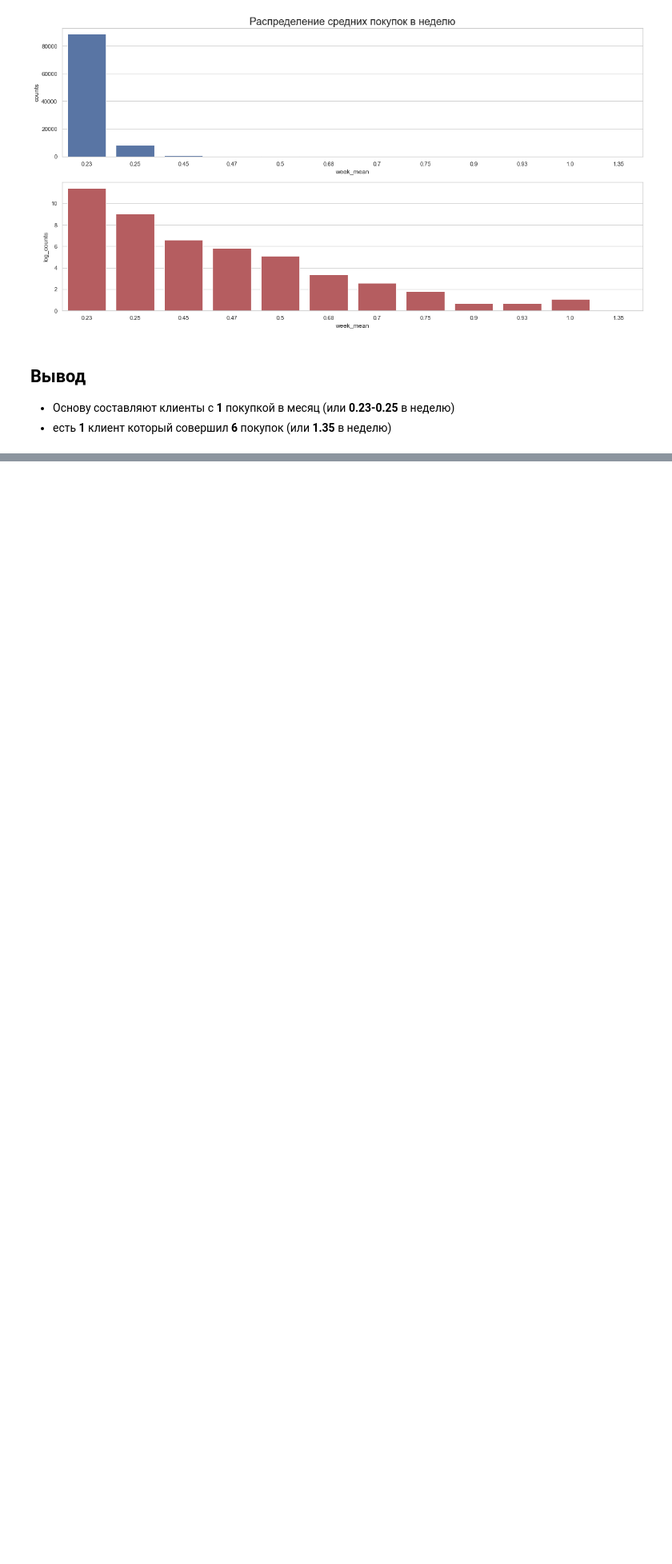
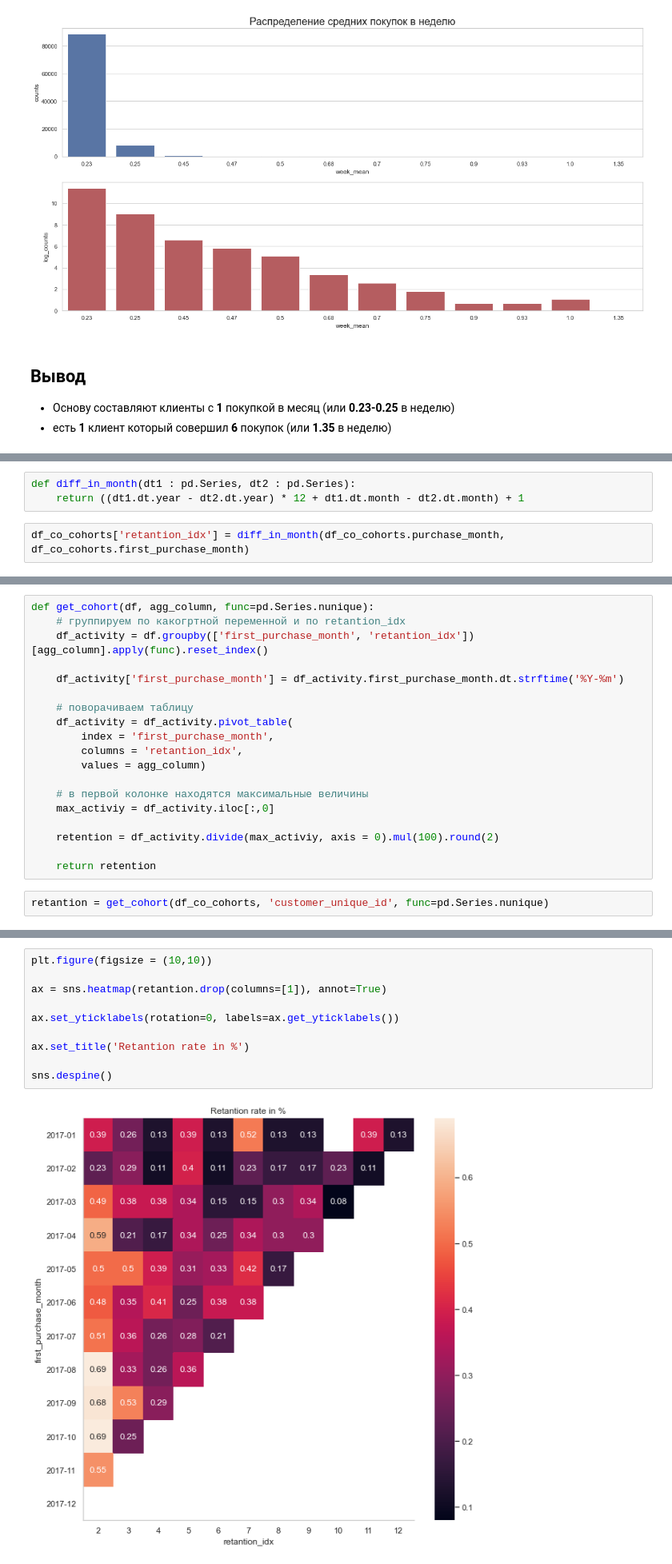
Before and after one commit to PavelSyr/da_karpov.cources_first.project, a Jupyter notebook: pavel_syrnev_15.04_p-syrnev/variant1/e-commerce.ipynb, the cells around one changed output, grey strips where cells are left out. Shown at 80% size. Drawn from its saved outputs; the diff is of its cells as text; blank space fills up the shorter version.

Commit message:
[Question_05] calculation of retantion rate

```diff
--- a/pavel_syrnev_15.04_p-syrnev/variant1/e-commerce.ipynb
+++ b/pavel_syrnev_15.04_p-syrnev/variant1/e-commerce.ipynb
@@ -683,0 +752,5 @@ plt.show()
+# %%
+def diff_in_month(dt1 : pd.Series, dt2 : pd.Series):
+    return ((dt1.dt.year - dt2.dt.year) * 12 + dt1.dt.month - dt2.dt.month) + 1
+# %%
+df_co_cohorts['retantion_idx'] = diff_in_month(df_co_cohorts.purchase_month, df_co_cohorts.first_purchase_month)
@@ -683,0 +768,21 @@ plt.show()
+# %%
+def get_cohort(df, agg_column, func=pd.Series.nunique):
+    # группируем по какогртной переменной и по retantion_idx
+    df_activity = df.groupby(['first_purchase_month', 'retantion_idx'])[agg_column].apply(func).reset_index()
+
+    df_activity['first_purchase_month'] = df_activity.first_purchase_month.dt.strftime('%Y-%m')
+
+    # поворачиваем таблицу
+    df_activity = df_activity.pivot_table(
+        index = 'first_purchase_month',
+        columns = 'retantion_idx',
+        values = agg_column)
+
+    # в первой колонке находятся максимальные величины
+    max_activiy = df_activity.iloc[:,0]
+
+    retention = df_activity.divide(max_activiy, axis = 0).mul(100).round(2)
+
+    return retention
+# %%
+retantion = get_cohort(df_co_cohorts, 'customer_unique_id', func=pd.Series.nunique)
@@ -683,0 +806,12 @@ plt.show()
+# %%
+plt.figure(figsize = (10,10))
+
+ax = sns.heatmap(retantion.drop(columns=[1]), annot=True)
+
+ax.set_yticklabels(rotation=0, labels=ax.get_yticklabels())
+
+ax.set_title('Retantion rate in %')
+
+sns.despine()
+# %% [output]
+[figure, added]
```
Also changed, not shown: parts of 23 cells of this notebook.
